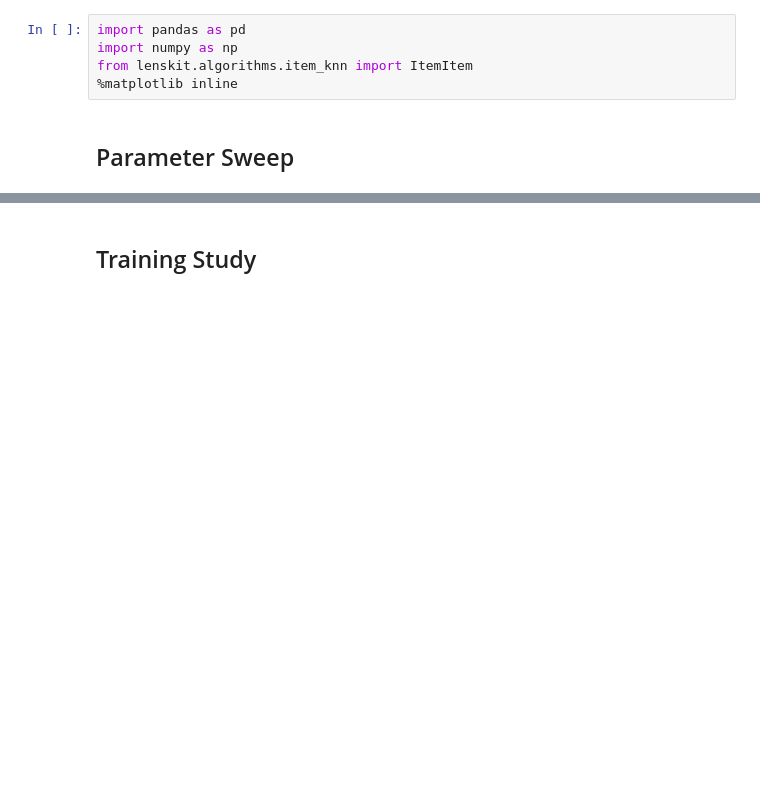
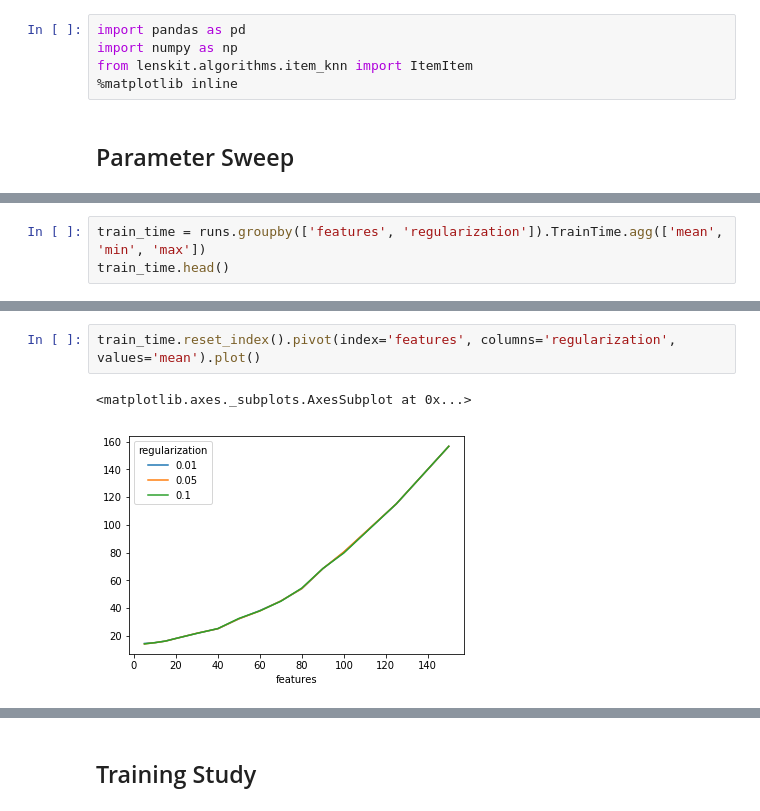
Before and after one commit to lenskit/lk-test-evals, a Jupyter notebook: ALS.ipynb, the cells around one changed output, grey strips where cells are left out. Drawn from its saved outputs; the diff is of its cells as text; blank space fills up the shorter version.

```diff
--- a/ALS.ipynb
+++ b/ALS.ipynb
@@ -31,0 +24,3 @@ preds.head()
+# %%
+train_time = runs.groupby(['features', 'regularization']).TrainTime.agg(['mean', 'min', 'max'])
+train_time.head()
@@ -31,0 +35,5 @@ preds.head()
+# %%
+train_time.reset_index().pivot(index='features', columns='regularization', values='mean').plot()
+# %% [output]
+<matplotlib.axes._subplots.AxesSubplot at 0x...>
+[figure, added]
```
Also changed, not shown: parts of 11 cells of this notebook, 3 other files.
